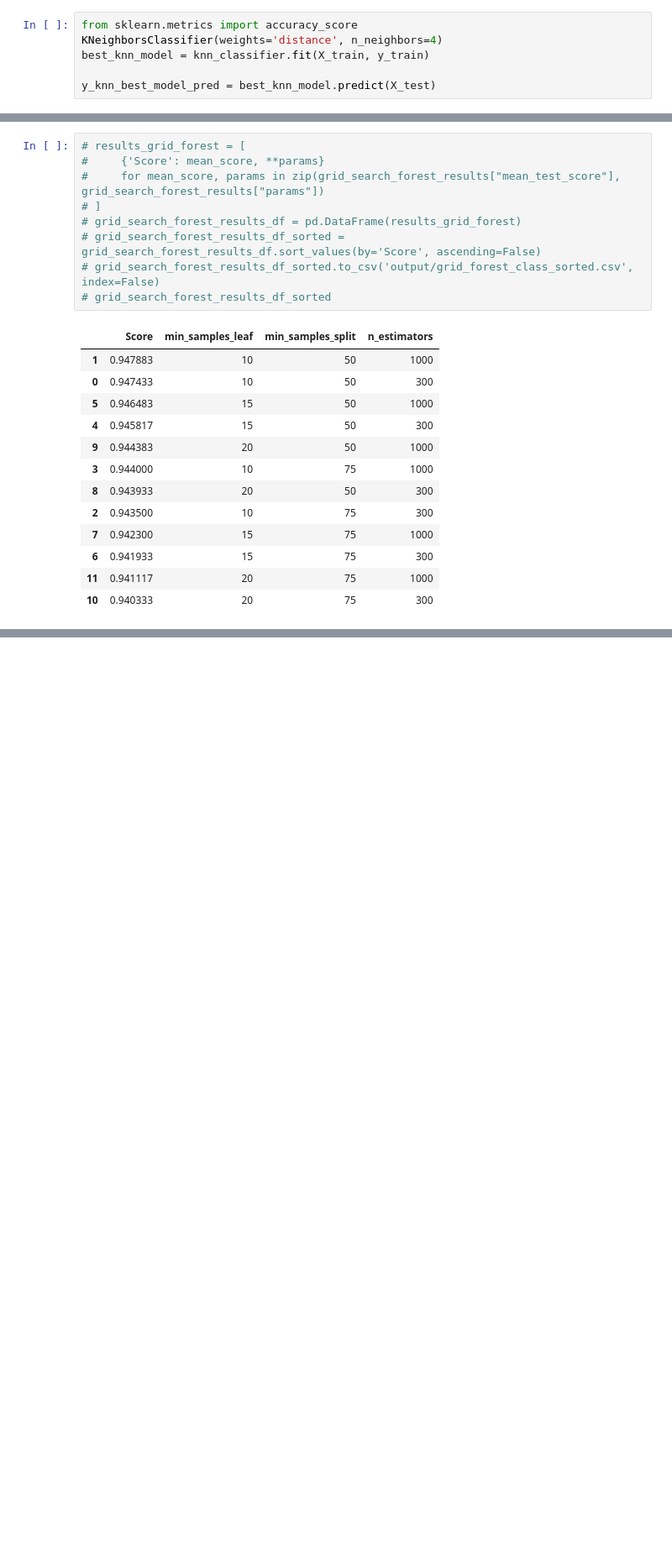
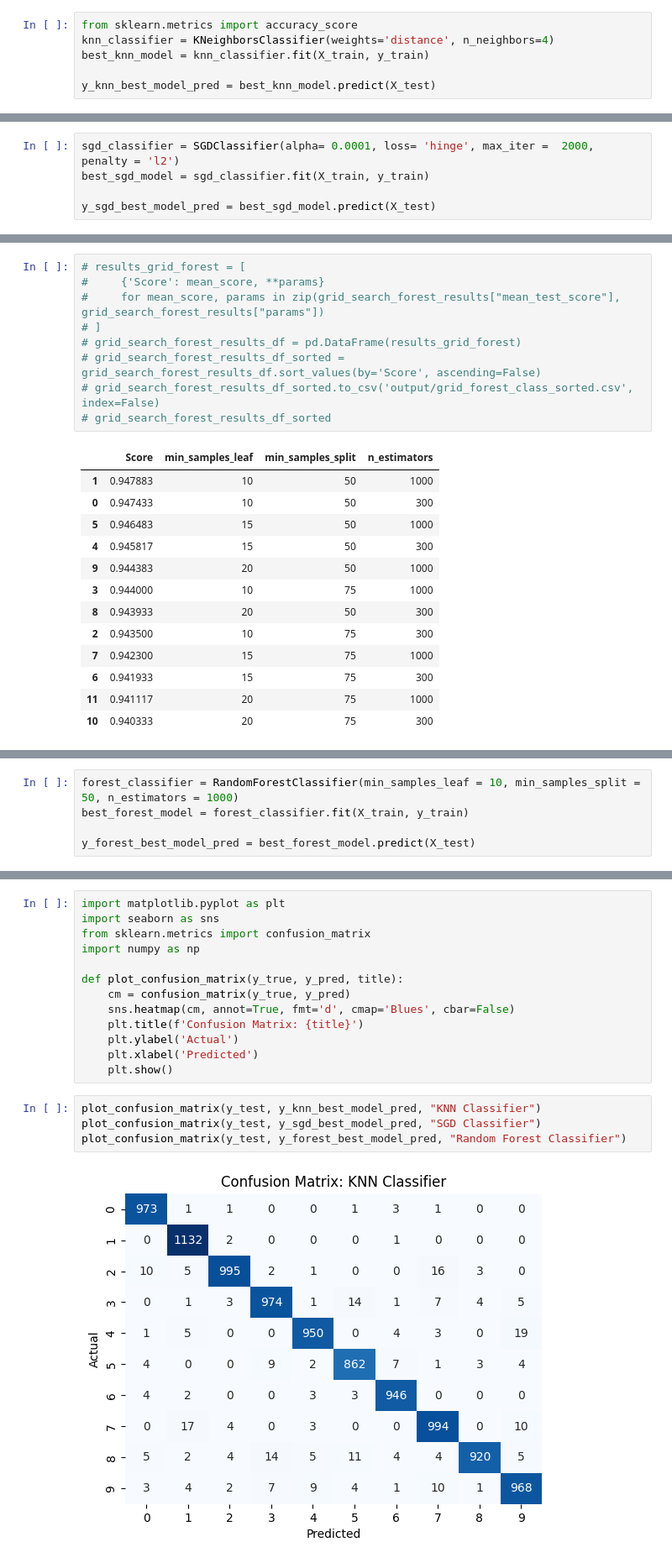
Before and after one commit to bademari/AI_ML_Lab, a Jupyter notebook: Lab 4.ipynb, the cells around one changed output, grey strips where cells are left out. Shown: that part at 84% size. Saved outputs shown, nothing was run; the diff lists cells and outputs as text; blank space fills up the shorter version.

Commit message:
added learning curve and updated Conf Matrix of KNN

```diff
--- a/Lab 4.ipynb
+++ b/Lab 4.ipynb
@@ -132,7 +132,7 @@ grid_search_knn_results_df_sorted
 # Train and Evaluate the best KNN model on the test set
 # %%
 from sklearn.metrics import accuracy_score
-KNeighborsClassifier(weights='distance', n_neighbors=4)
+knn_classifier = KNeighborsClassifier(weights='distance', n_neighbors=4)
 best_knn_model = knn_classifier.fit(X_train, y_train)
 
 y_knn_best_model_pred = best_knn_model.predict(X_test)
@@ -186,0 +189,5 @@ import pandas as pd
+# %%
+sgd_classifier = SGDClassifier(alpha= 0.0001, loss= 'hinge', max_iter =  2000, penalty = 'l2')
+best_sgd_model = sgd_classifier.fit(X_train, y_train)
+
+y_sgd_best_model_pred = best_sgd_model.predict(X_test)
@@ -262,0 +277,5 @@ GridSearchCV(cv=3, estimator=RandomForestClassifier(),
+# %%
+forest_classifier = RandomForestClassifier(min_samples_leaf = 10, min_samples_split = 50, n_estimators = 1000)
+best_forest_model = forest_classifier.fit(X_train, y_train)
+
+y_forest_best_model_pred = best_forest_model.predict(X_test)
@@ -264,0 +301,19 @@ GridSearchCV(cv=3, estimator=RandomForestClassifier(),
+# %%
+import matplotlib.pyplot as plt
+import seaborn as sns
+from sklearn.metrics import confusion_matrix
+import numpy as np
+
+def plot_confusion_matrix(y_true, y_pred, title):
+    cm = confusion_matrix(y_true, y_pred)
+    sns.heatmap(cm, annot=True, fmt='d', cmap='Blues', cbar=False)
+    plt.title(f'Confusion Matrix: {title}')
+    plt.ylabel('Actual')
+    plt.xlabel('Predicted')
+    plt.show()
+# %%
+plot_confusion_matrix(y_test, y_knn_best_model_pred, "KNN Classifier")
+plot_confusion_matrix(y_test, y_sgd_best_model_pred, "SGD Classifier")
+plot_confusion_matrix(y_test, y_forest_best_model_pred, "Random Forest Classifier")
+# %% [output]
+[figure, added]
```
Also changed, not shown: parts of 18 cells of this notebook, 4 other files.
